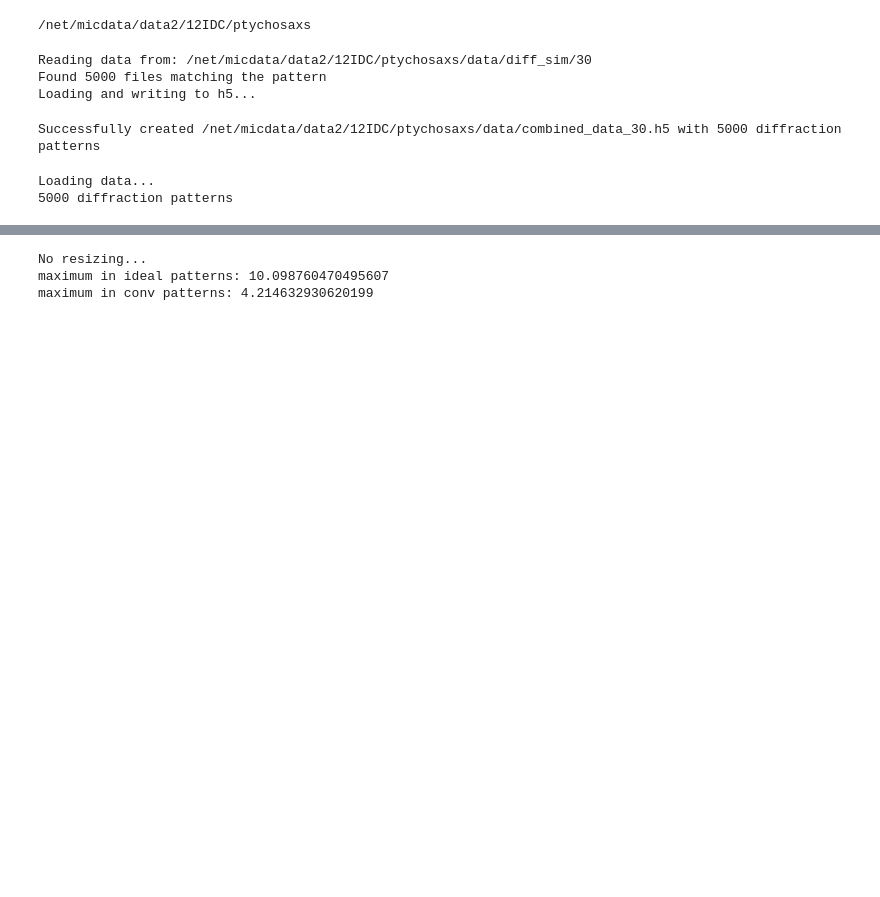
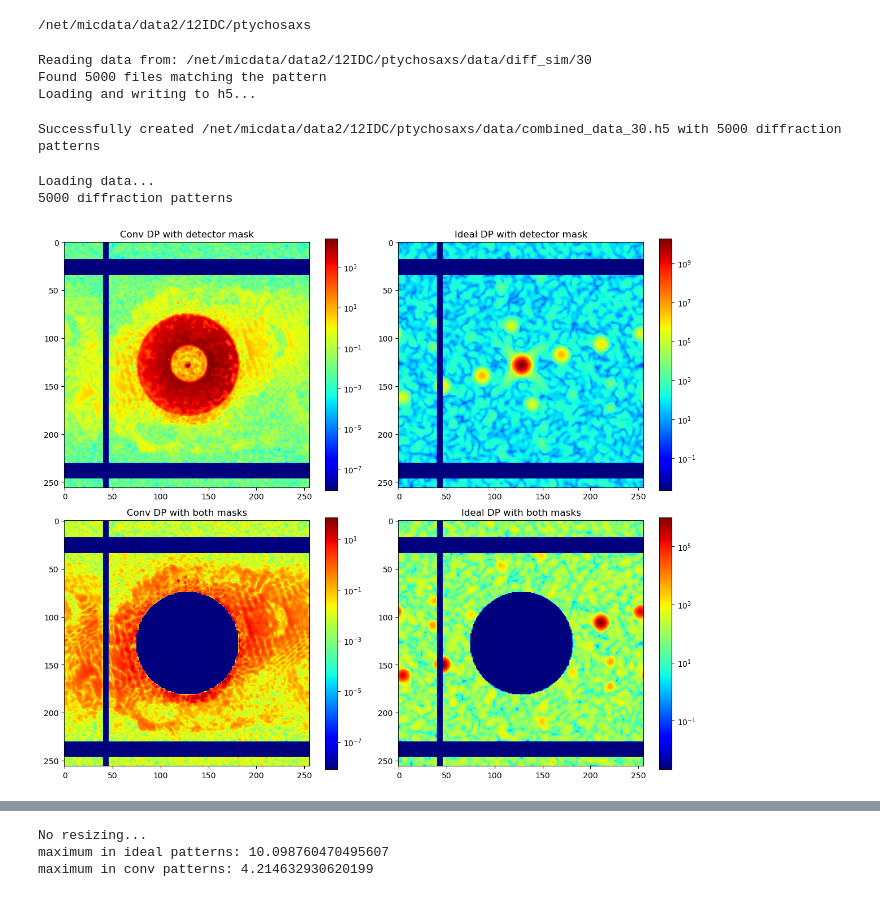
Before and after one commit to jmccourt11/deconvolutionNN, a Jupyter notebook: notebooks/preprocess/normalization ZCB_9.ipynb, the cells around one changed output, grey strips where cells are left out. Cells and saved outputs as stored; diff of their text form; code cells hidden in the pictures; blank space fills up the shorter version.

```diff
--- a/notebooks/preprocess/normalization ZCB_9.ipynb
+++ b/notebooks/preprocess/normalization ZCB_9.ipynb
@@ -113,4 +220,91 @@ probe_DPs=np.ones(conv_DPs.shape) #dummy array for testing network with a probe
 # %% [output]
 Loading data...
 5000 diffraction patterns
+# %%
+def create_circular_waxs_mask_min_value(image, radius):
+    """
+    Create a modified version of the image where the central region is set to the minimum value.
+
+    Args:
+        image (ndarray): Input image to be masked
+        radius (int): Radius of the central circular region to modify
+
+    Returns:
+        ndarray: Image with central circle set to minimum value
+    """
+    # Create a copy of the image
+    masked_image = image.copy()
+
+    # Find minimum value in the image (excluding zeros or NaNs if needed)
+    valid_pixels = image[image > 0]  # Adjust if needed
+    if len(valid_pixels) > 0:
+        min_val = np.min(valid_pixels)
+    else:
+        min_val = 0
+
+    # Create the circular mask
+    h, w = image.shape
+    y, x = np.indices((h, w))
+    center_y, center_x = h // 2, w // 2
+    distance_from_center = np.sqrt((x - center_x) ** 2 + (y - center_y) ** 2)
+
+    # Set central region to minimum value
+    central_region = (distance_from_center <= radius)
+    masked_image[central_region] = min_val
+
+    return masked_image
+
+# Load your detector mask as before
+detector_mask = np.load(os.path.abspath(os.path.join(os.getcwd(), '../../data/mask/mask_ZCB_9_3D.npy')))
+
+# Apply both masks to each image
+processed_conv_DPs = []
+processed_ideal_DPs = []
+
+# Define the radius for the WAXS mask
+radius = 54
+
+# Process each image
+for i in tqdm(range(len(conv_DPs))):
+    # First apply the detector mask
+    masked_conv = apply_mask(conv_DPs[i], detector_mask)
+    masked_ideal = apply_mask(ideal_DPs[i], detector_mask)
+
+    # Then apply the WAXS mask that sets central region to minimum
+    processed_conv = create_circular_waxs_mask_min_value(masked_conv, radius)
+    processed_ideal = create_circular_waxs_mask_min_value(masked_ideal, radius)
+
+    processed_conv_DPs.append(processed_conv)
+    processed_ideal_DPs.append(processed_ideal)
+
+# Convert to numpy arrays
+processed_conv_DPs = np.array(processed_conv_DPs)
+processed_ideal_DPs = np.array(processed_ideal_DPs)
+
+# Visualize the results
+ri = np.random.randint(0, len(processed_conv_DPs))
+fig, ax = plt.subplots(2, 2, figsize=(12, 10))
+
+# Original images with detector mask
+im1 = ax[0, 0].imshow(masked_conv, cmap="jet", norm=colors.LogNorm())
+ax[0, 0].set_title("Conv DP with detector mask")
+plt.colorbar(im1, ax=ax[0, 0])
+
+im2 = ax[0, 1].imshow(masked_ideal, cmap="jet", norm=colors.LogNorm())
+ax[0, 1].set_title("Ideal DP with detector mask")
+plt.colorbar(im2, ax=ax[0, 1])
+
+# Images with both masks
+im3 = ax[1, 0].imshow(processed_conv_DPs[-1], cmap="jet", norm=colors.LogNorm())
+ax[1, 0].set_title("Conv DP with both masks")
+plt.colorbar(im3, ax=ax[1, 0])
+
+im4 = ax[1, 1].imshow(processed_ideal_DPs[-1], cmap="jet", norm=colors.LogNorm())
+ax[1, 1].set_title("Ideal DP with both masks")
+plt.colorbar(im4, ax=ax[1, 1])
+
+plt.tight_layout()
+plt.show()
+# %% [output]
+[figure, added]
 # %%
```
Also changed, not shown: parts of 7 cells of this notebook, 1 other file.
